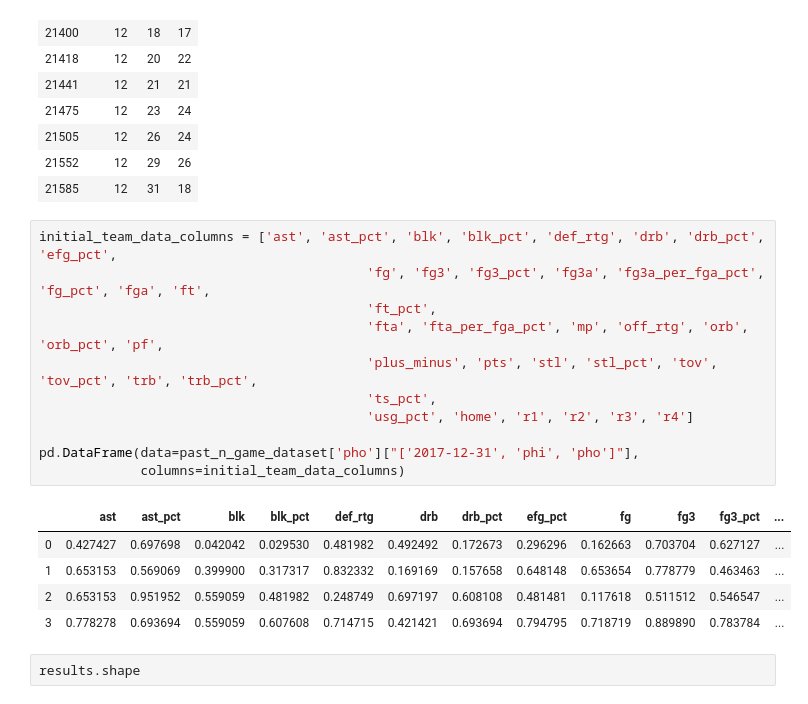
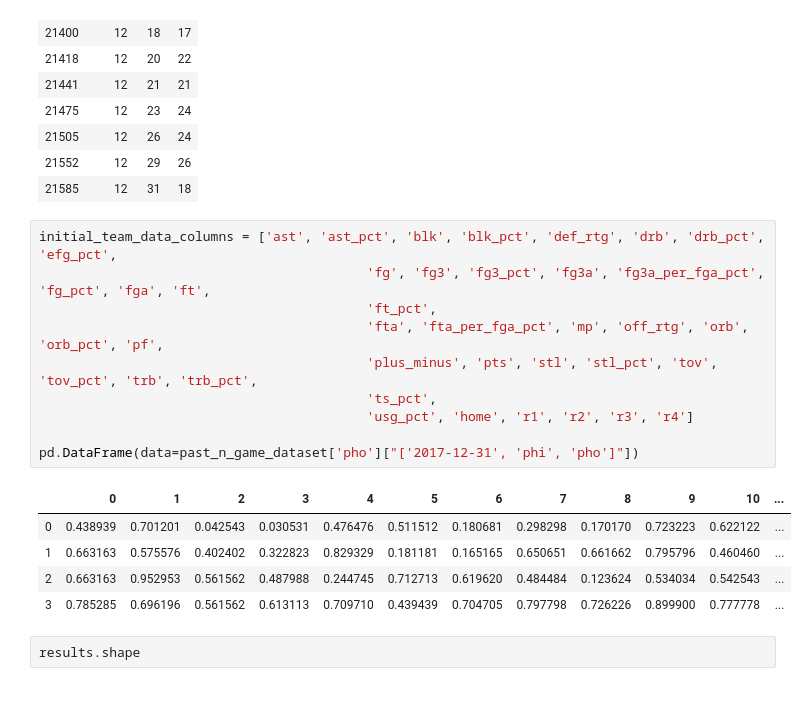
Before and after one commit to tristan00/sports_predictor, a Jupyter notebook: nba/eda.ipynb, the cells around one changed output. Drawn from its saved outputs; the diff is of its cells as text.

```diff
--- a/nba/eda.ipynb
+++ b/nba/eda.ipynb
@@ -148,20 +148,19 @@ team_data[(team_data['team_tag'] == 'pho')&(team_data['month'] == 12)&(team_data
 # %%
 initial_team_data_columns = ['ast', 'ast_pct', 'blk', 'blk_pct', 'def_rtg', 'drb', 'drb_pct', 'efg_pct',
                                           'fg', 'fg3', 'fg3_pct', 'fg3a', 'fg3a_per_fga_pct', 'fg_pct', 'fga', 'ft',
                                           'ft_pct',
                                           'fta', 'fta_per_fga_pct', 'mp', 'off_rtg', 'orb', 'orb_pct', 'pf',
                                           'plus_minus', 'pts', 'stl', 'stl_pct', 'tov', 'tov_pct', 'trb', 'trb_pct',
                                           'ts_pct',
                                           'usg_pct', 'home', 'r1', 'r2', 'r3', 'r4']
 
-pd.DataFrame(data=past_n_game_dataset['pho']["['2017-12-31', 'phi', 'pho']"],
-             columns=initial_team_data_columns)
+pd.DataFrame(data=past_n_game_dataset['pho']["['2017-12-31', 'phi', 'pho']"])
 # %% [output]
-|  | ast | ast_pct | blk | blk_pct | def_rtg | drb | drb_pct | efg_pct | fg | fg3 | fg3_pct | ... |
-| 0 | 0.427427 | 0.697698 | 0.042042 | 0.029530 | 0.481982 | 0.492492 | 0.172673 | 0.296296 | 0.162663 | 0.703704 | 0.627127 | ... |
-| 1 | 0.653153 | 0.569069 | 0.399900 | 0.317317 | 0.832332 | 0.169169 | 0.157658 | 0.648148 | 0.653654 | 0.778779 | 0.463463 | ... |
-| 2 | 0.653153 | 0.951952 | 0.559059 | 0.481982 | 0.248749 | 0.697197 | 0.608108 | 0.481481 | 0.117618 | 0.511512 | 0.546547 | ... |
-| 3 | 0.778278 | 0.693694 | 0.559059 | 0.607608 | 0.714715 | 0.421421 | 0.693694 | 0.794795 | 0.718719 | 0.889890 | 0.783784 | ... |
+|  | 0 | 1 | 2 | 3 | 4 | 5 | 6 | 7 | 8 | 9 | 10 | ... |
+| 0 | 0.438939 | 0.701201 | 0.042543 | 0.030531 | 0.476476 | 0.511512 | 0.180681 | 0.298298 | 0.170170 | 0.723223 | 0.622122 | ... |
+| 1 | 0.663163 | 0.575576 | 0.402402 | 0.322823 | 0.829329 | 0.181181 | 0.165165 | 0.650651 | 0.661662 | 0.795796 | 0.460460 | ... |
+| 2 | 0.663163 | 0.952953 | 0.561562 | 0.487988 | 0.244745 | 0.712713 | 0.619620 | 0.484484 | 0.123624 | 0.534034 | 0.542543 | ... |
+| 3 | 0.785285 | 0.696196 | 0.561562 | 0.613113 | 0.709710 | 0.439439 | 0.704705 | 0.797798 | 0.726226 | 0.899900 | 0.777778 | ... |
 # %%
 results.shape
 # %% [output]
```
Also changed, not shown: parts of 5 cells of this notebook, 2 other files.
